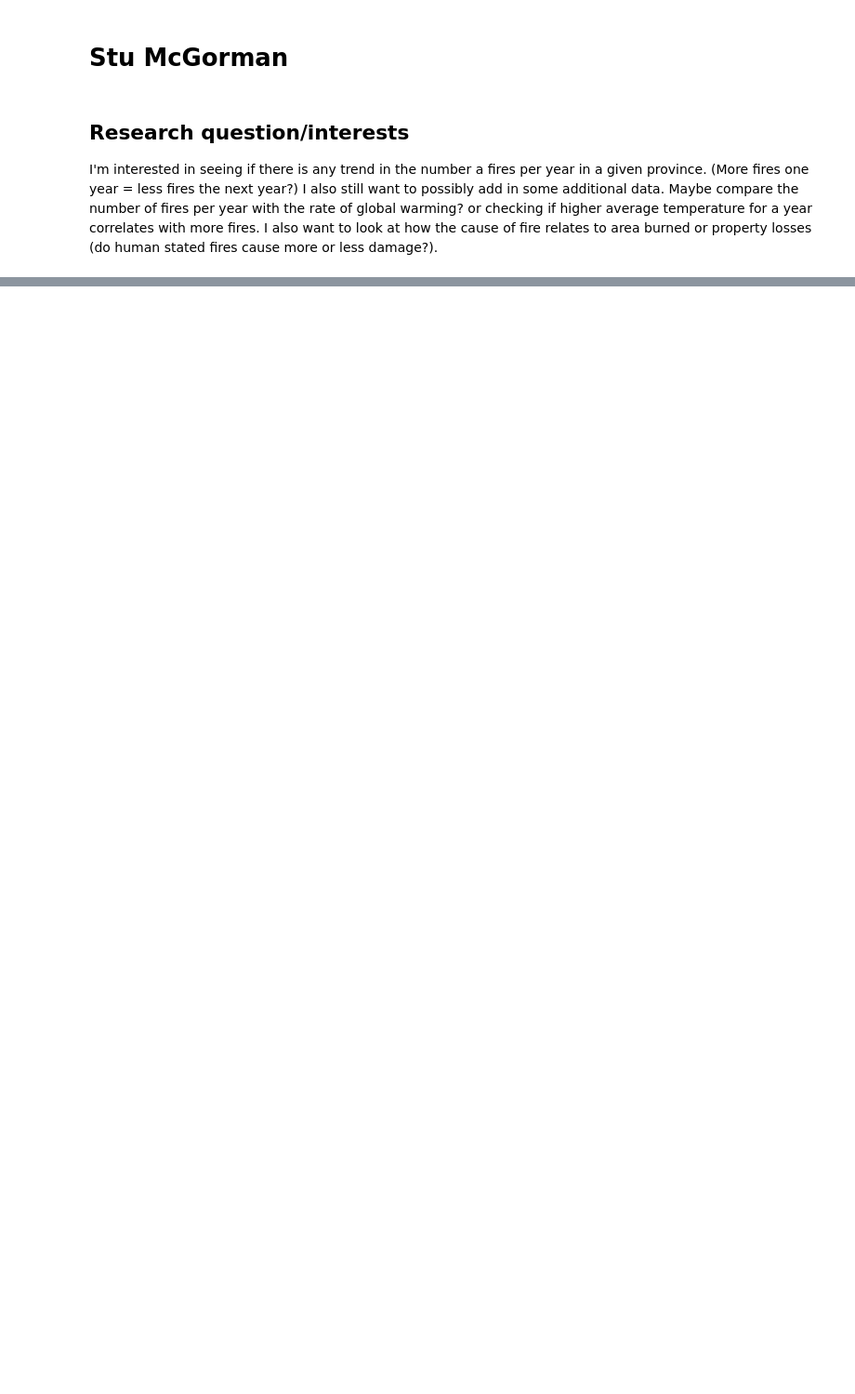
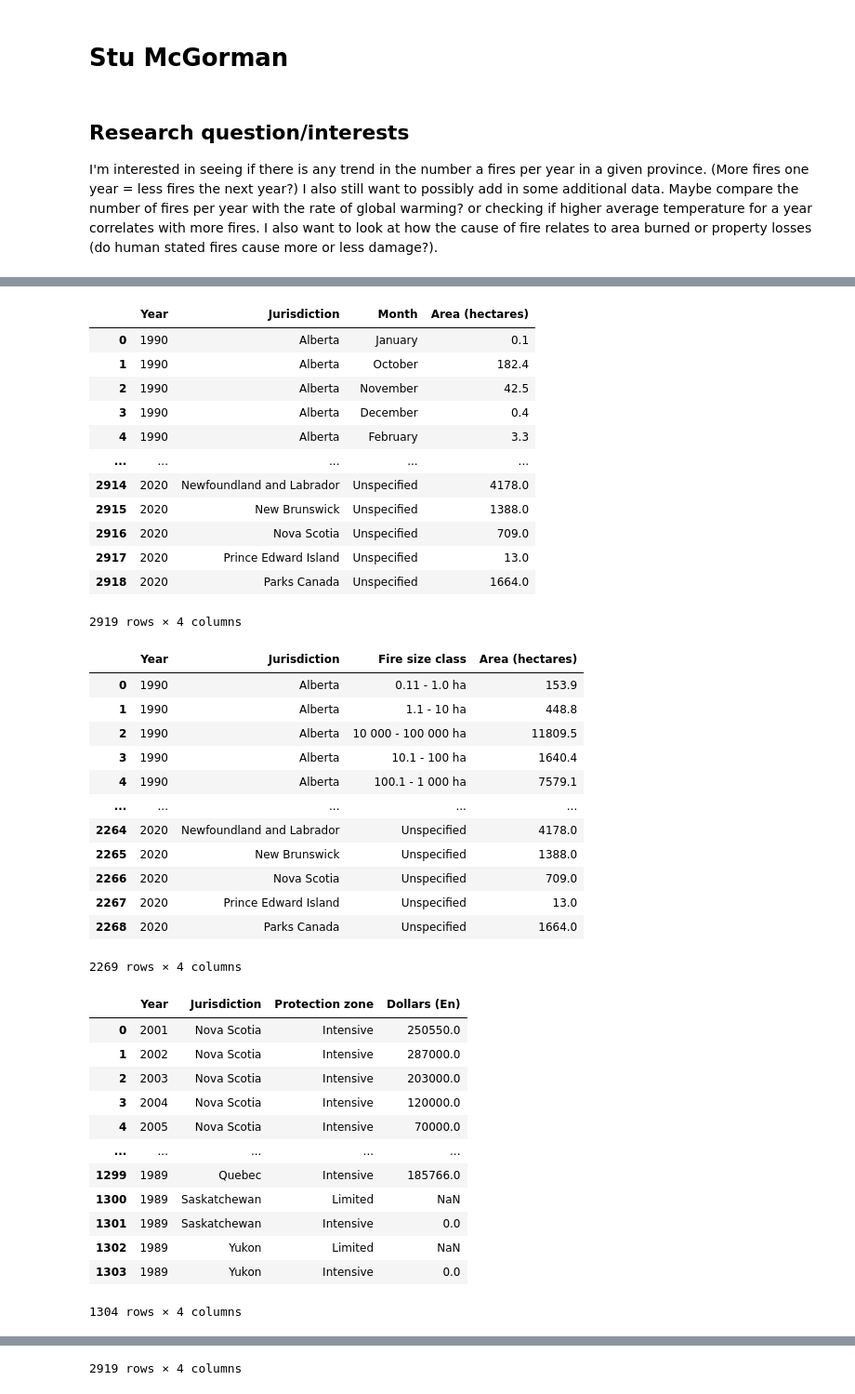
Before and after one commit to data301-2021-winter1/project-group33-project, a Jupyter notebook: notebooks/analysis1.ipynb, the cells around one changed output, grey strips where cells are left out. Shown: that part at 93% size. Drawn from its saved outputs; the diff is of its cells as text; code cells hidden in the pictures; blank space fills up the shorter version.

```diff
--- a/notebooks/analysis1.ipynb
+++ b/notebooks/analysis1.ipynb
@@ -131,0 +25,65 @@ dataDict["NFD-Property_losses_from_fires-ENFR.csv"]
+# %%
+def removeColumnsByIndex(table, columns):
+    return table.drop(columns = table.columns[columns])
+
+for table in dataDict:
+    dataDict[table] = removeColumnsByIndex(dataDict[table], [1,2,4,6,8,9,10])
+
+for table in dataDict:
+    display(dataDict[table])
+
+ONIData = removeColumnsByIndex(ONIData, [2,3,4]).rename(columns = {"YEAR" : "Year", "MON/MMM" : "Month", })
+ONIData["Month"] = ONIData["Month"].map({
+    1 : "January",
+    2 : "February",
+    3 : "March",
+    4 : "April",
+    5 : "May",
+    6 : "June",
+    7 : "July",
+    8 : "August",
+    9 : "September",
+    10 : "October",
+    11 : "November",
+    12 : "December",
+})
+# %% [output]
+|  | Year | Jurisdiction | Month | Area (hectares) |
+| 0 | 1990 | Alberta | January | 0.1 |
+| 1 | 1990 | Alberta | October | 182.4 |
+| 2 | 1990 | Alberta | November | 42.5 |
+| 3 | 1990 | Alberta | December | 0.4 |
+| 4 | 1990 | Alberta | February | 3.3 |
+| ... | ... | ... | ... | ... |
+| 2914 | 2020 | Newfoundland and Labrador | Unspecified | 4178.0 |
+| 2915 | 2020 | New Brunswick | Unspecified | 1388.0 |
+| 2916 | 2020 | Nova Scotia | Unspecified | 709.0 |
+| 2917 | 2020 | Prince Edward Island | Unspecified | 13.0 |
+| 2918 | 2020 | Parks Canada | Unspecified | 1664.0 |
+2919 rows × 4 columns
+|  | Year | Jurisdiction | Fire size class | Area (hectares) |
+| 0 | 1990 | Alberta | 0.11 - 1.0 ha | 153.9 |
+| 1 | 1990 | Alberta | 1.1 - 10 ha | 448.8 |
+| 2 | 1990 | Alberta | 10 000 - 100 000 ha | 11809.5 |
+| 3 | 1990 | Alberta | 10.1 - 100 ha | 1640.4 |
+| 4 | 1990 | Alberta | 100.1 - 1 000 ha | 7579.1 |
+| ... | ... | ... | ... | ... |
+| 2264 | 2020 | Newfoundland and Labrador | Unspecified | 4178.0 |
+| 2265 | 2020 | New Brunswick | Unspecified | 1388.0 |
+| 2266 | 2020 | Nova Scotia | Unspecified | 709.0 |
+| 2267 | 2020 | Prince Edward Island | Unspecified | 13.0 |
+| 2268 | 2020 | Parks Canada | Unspecified | 1664.0 |
+2269 rows × 4 columns
+|  | Year | Jurisdiction | Protection zone | Dollars (En) |
+| 0 | 2001 | Nova Scotia | Intensive | 250550.0 |
+| 1 | 2002 | Nova Scotia | Intensive | 287000.0 |
+| 2 | 2003 | Nova Scotia | Intensive | 203000.0 |
+| 3 | 2004 | Nova Scotia | Intensive | 120000.0 |
+| 4 | 2005 | Nova Scotia | Intensive | 70000.0 |
+| ... | ... | ... | ... | ... |
+| 1299 | 1989 | Quebec | Intensive | 185766.0 |
+| 1300 | 1989 | Saskatchewan | Limited | NaN |
+| 1301 | 1989 | Saskatchewan | Intensive | 0.0 |
+| 1302 | 1989 | Yukon | Limited | NaN |
+| 1303 | 1989 | Yukon | Intensive | 0.0 |
+1304 rows × 4 columns
@@ -131,0 +102 @@ dataDict["NFD-Property_losses_from_fires-ENFR.csv"]
+2919 rows × 4 columns
```
Also changed, not shown: parts of 12 cells of this notebook, 1 other file.
